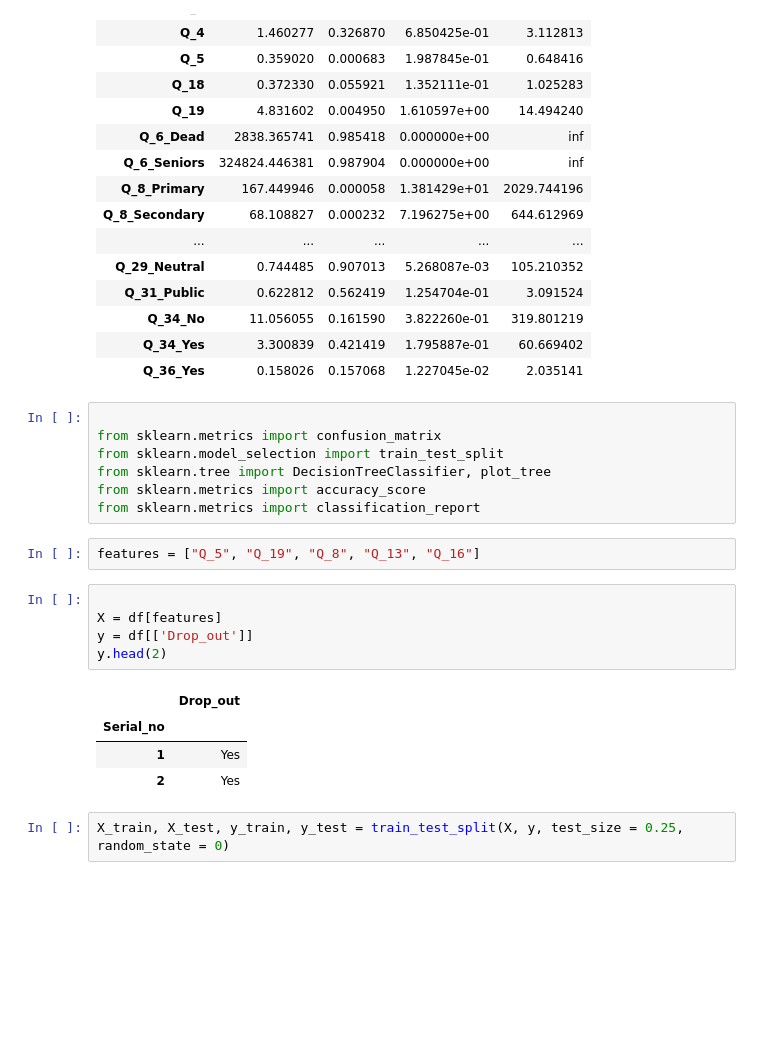
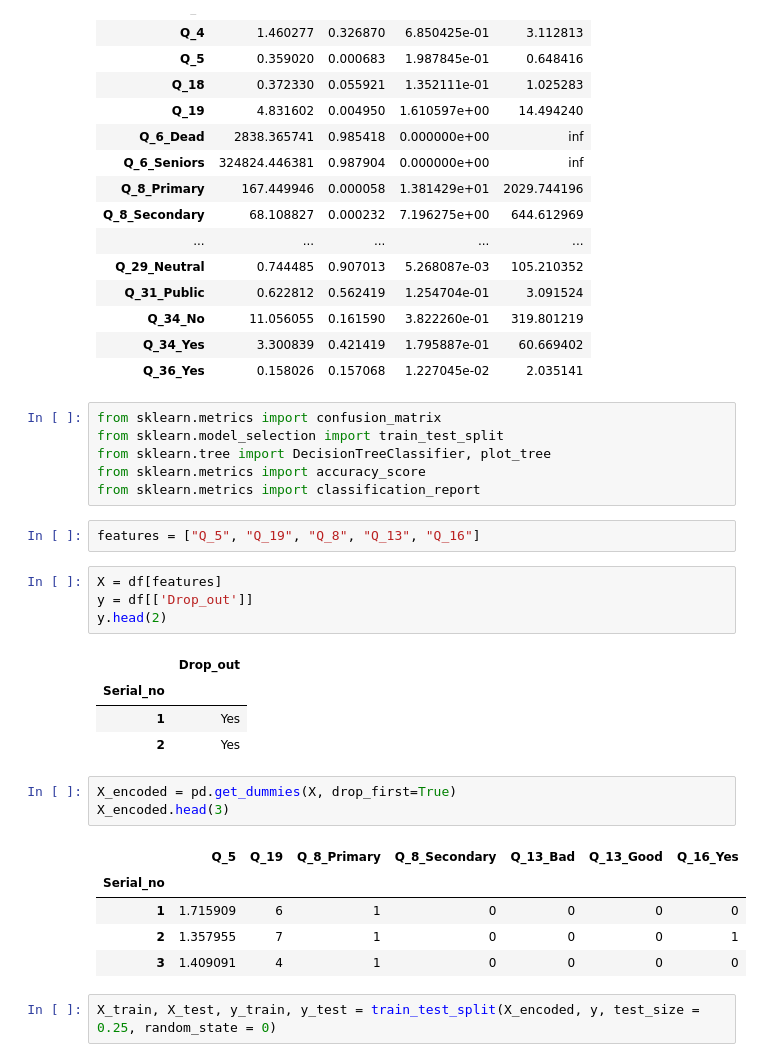
Before and after one commit to whoismaruf/BSc_Thesis, a Jupyter notebook: main.ipynb, the cells around one changed output. Saved outputs shown, nothing was run; the diff lists cells and outputs as text; blank space fills up the shorter version.

```diff
--- a/main.ipynb
+++ b/main.ipynb
@@ -212,7 +212,6 @@ model_odds
 | Q_34_Yes | 3.300839 | 0.421419 | 1.795887e-01 | 60.669402 |
 | Q_36_Yes | 0.158026 | 0.157068 | 1.227045e-02 | 2.035141 |
 # %%
-
 from sklearn.metrics import confusion_matrix
 from sklearn.model_selection import train_test_split
 from sklearn.tree import DecisionTreeClassifier, plot_tree
@@ -221,7 +220,6 @@ from sklearn.metrics import classification_report
 # %%
 features = ["Q_5", "Q_19", "Q_8", "Q_13", "Q_16"]
 # %%
-
 X = df[features]
 y = df[['Drop_out']]
 y.head(2)
@@ -230,8 +228,17 @@ y.head(2)
 | Serial_no |  |
 | 1 | Yes |
 | 2 | Yes |
+# %%
+X_encoded = pd.get_dummies(X, drop_first=True)
+X_encoded.head(3)
+# %% [output]
+|  | Q_5 | Q_19 | Q_8_Primary | Q_8_Secondary | Q_13_Bad | Q_13_Good | Q_16_Yes |
+| Serial_no |  |  |  |  |  |  |  |
+| 1 | 1.715909 | 6 | 1 | 0 | 0 | 0 | 0 |
+| 2 | 1.357955 | 7 | 1 | 0 | 0 | 0 | 1 |
+| 3 | 1.409091 | 4 | 1 | 0 | 0 | 0 | 0 |
 # %%
-X_train, X_test, y_train, y_test = train_test_split(X, y, test_size = 0.25, random_state = 0)
+X_train, X_test, y_train, y_test = train_test_split(X_encoded, y, test_size = 0.25, random_state = 0)
 # %%
 print(X_train.shape)
 print(X_test.shape)
```
Also changed, not shown: parts of 5 cells of this notebook.
